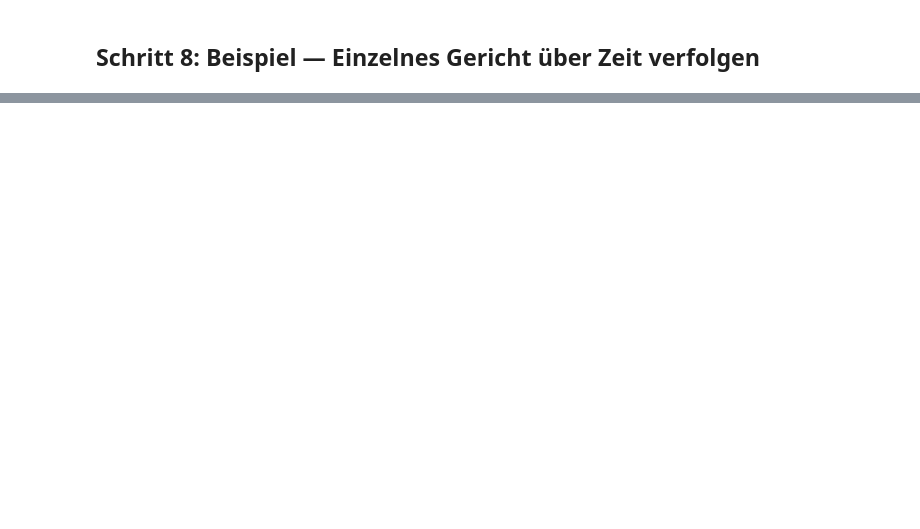
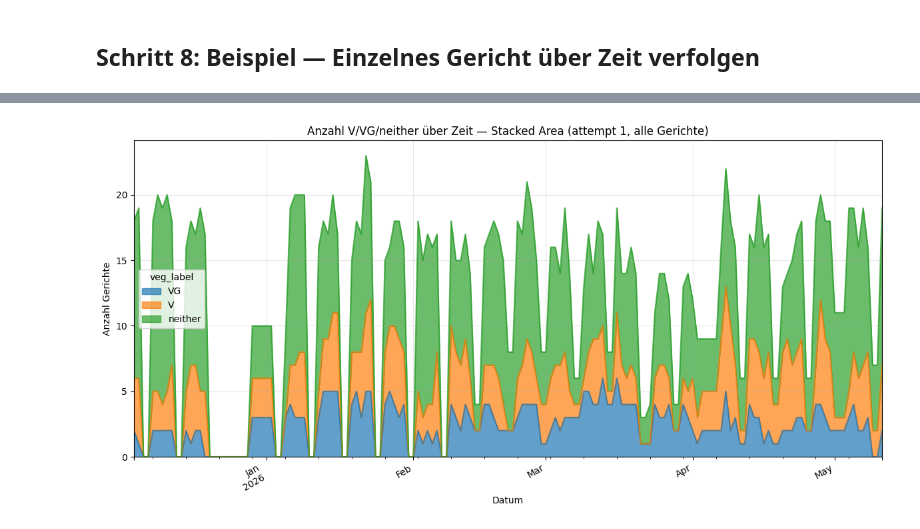
Before and after one commit to LeanderJDev/MensaFetcher, a Jupyter notebook: analysis/01-explore.ipynb, the cells around one changed output, grey strips where cells are left out. Drawn from its saved outputs; the diff is of its cells as text; code cells hidden in the pictures; blank space fills up the shorter version.

Commit message:
feat: add tag based stacked timeseries
Co-authored-by: Copilot <copilot@github.com>

```diff
--- a/analysis/01-explore.ipynb
+++ b/analysis/01-explore.ipynb
@@ -11,7 +11,12 @@ Benutze `scripts.analysis_utils` für wiederverwendbare Helper‑Funktionen.
 # Import und Verbindung herstellen
 import sys
 import os
-sys.path.insert(0, os.path.dirname(os.path.abspath('.')) + '/..')
+sys.path.insert(0, os.path.dirname(os.path.abspath('.')))
+
+# Force reload of the module to pick up new functions
+import importlib
+if 'scripts.analysis_utils' in sys.modules:
+    importlib.reload(sys.modules['scripts.analysis_utils'])
 
 import pandas as pd
 import matplotlib.pyplot as plt
@@ -19,11 +24,15 @@ import seaborn as sns
 from datetime import datetime
 
 from scripts.analysis_utils import (
-    open_conn, list_snapshots, export_snapshot_to_pandas,
-    get_snapshot_entries, get_dish_timeseries
+    open_conn,
+    list_snapshots,
+    export_snapshot_to_pandas,
+    get_snapshot_entries,
+    get_dish_timeseries,
+    get_tags_distribution_timeseries,
 )
 
 # Pfad zur lokalen DB anpassen falls nötig
-DB_PATH = 'data/mensa_260511.db'
+DB_PATH = '../data/mensa_260511.db'
 conn = open_conn(DB_PATH)
 print('✓ Connected to', DB_PATH)
@@ -171,7 +276,8 @@ if not tag_counts.empty:
 # %%
 # Wähle ein beliebiges Gericht aus dem ersten Snapshot
 if not df.empty:
-    sample_dish = df.iloc[0]
+    sample_dish = df.sample(1).iloc[0]
+    # sample_dish = df.iloc[3]
     canonical_hash = sample_dish['canonical_hash']
     dish_name = sample_dish['name']
     print(f'Verfolge: {dish_name}')
@@ -200,0 +374,16 @@ if not ts.empty and 'price_eur' in ts.columns:
+# %%
+# Plot: Stacked Area Chart V/VG/neither über Zeit (alle Gerichte)
+if not veg_counts.empty:
+    # insert empty rows for missing dates to avoid misleading connections in the area plot
+    veg_counts = veg_counts.asfreq('D', fill_value=0)
+    fig, ax = plt.subplots(figsize=(12, 6))
+    veg_counts.plot(kind='area', stacked=True, ax=ax, alpha=0.7)
+    ax.set_title(f'Anzahl V/VG/neither über Zeit — Stacked Area (attempt 1, alle Gerichte)')
+    ax.set_xlabel('Datum')
+    ax.set_ylabel('Anzahl Gerichte')
+    ax.grid(True, alpha=0.3)
+    fig.autofmt_xdate()
+    plt.tight_layout()
+    plt.show()
+# %% [output]
+[figure, added]
```
Also changed, not shown: parts of 14 cells of this notebook, 2 other files.
